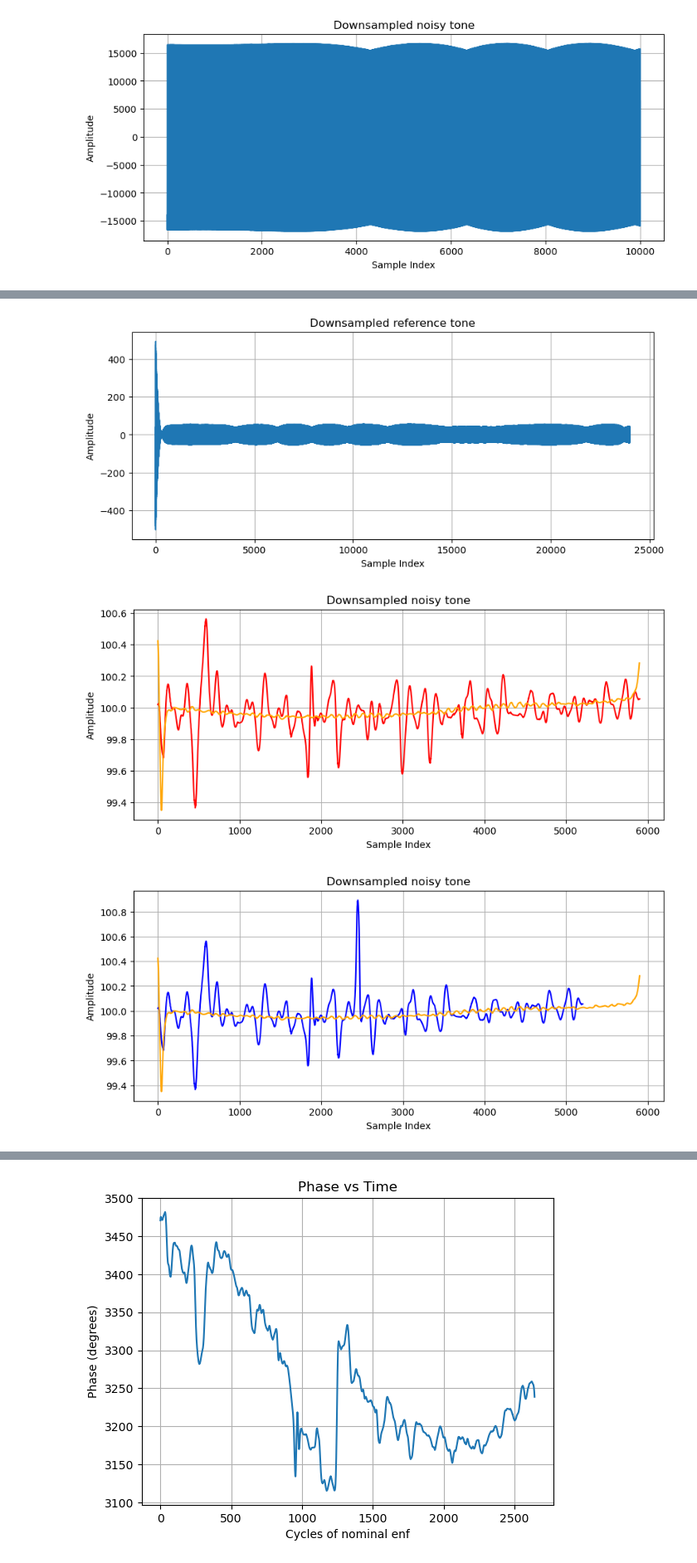
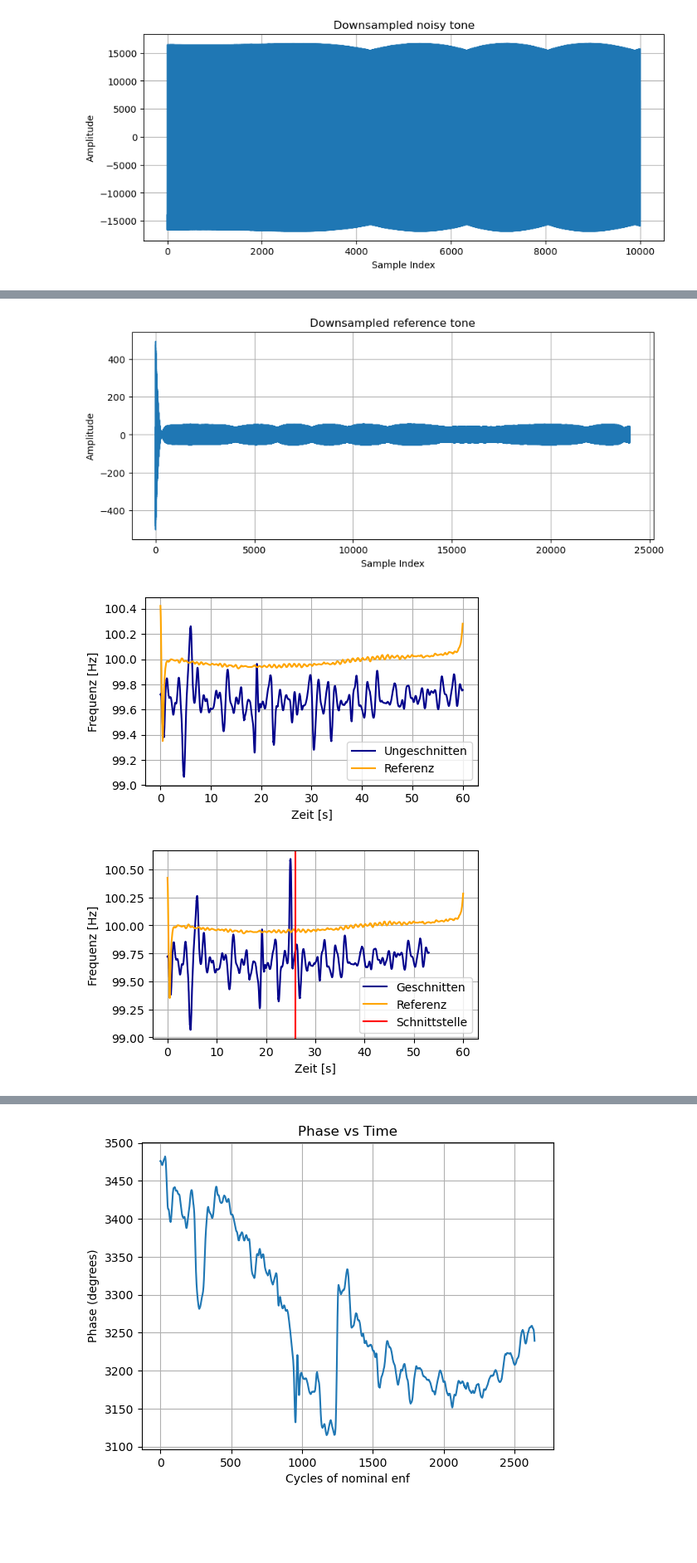
Before and after one commit to Licates/ENFify, a Jupyter notebook: notebooks/ls/0.03_ls_enf-enhancement.ipynb, the cells around one changed output, grey strips where cells are left out. Shown at 83% size. Cells and saved outputs as stored; diff of their text form; code cells hidden in the pictures; blank space fills up the shorter version.

```diff
--- a/notebooks/ls/0.03_ls_enf-enhancement.ipynb
+++ b/notebooks/ls/0.03_ls_enf-enhancement.ipynb
@@ -228,45 +262,58 @@ plt.show()
 
 plt.figure(figsize=(10, 4))
 plt.plot(n_noise_cut, bandpass_sig_cut)
 plt.title('Downsampled cut noisy tone')
 plt.xlabel('Sample Index')
 plt.ylabel('Amplitude')
 plt.grid()
 plt.show()
 
 plt.figure(figsize=(10, 4))
 plt.plot(n_ref, bandpass_ref)
 plt.title('Downsampled reference tone')
 plt.xlabel('Sample Index')
 plt.ylabel('Amplitude')
 plt.grid()
 plt.show()
 
 freqs_DFT1_cut = segmented_freq_estimation_DFT1(bandpass_sig_cut, cut_noise_fs, 100, 20_000, 100)
 freqs_DFT1 = segmented_freq_estimation_DFT1(bandpass_sig, noise_fs, 100, 20_000, 100)
 freqs_ref = segmented_freq_estimation_DFT1(bandpass_ref, ref_fs, 100, 20_000, 100)
 
-plt.figure(figsize=(10, 4))
-plt.plot(freqs_DFT1, color="red")
-plt.plot(freqs_ref, color="orange")
-plt.title('Downsampled noisy tone')
-plt.xlabel('Sample Index')
-plt.ylabel('Amplitude')
+x_cut = len(bandpass_sig_cut)/cut_noise_fs
+x = len(bandpass_sig)/noise_fs
+x_ref = len(bandpass_ref)/ref_fs
+time_cut = np.linspace(0.0, x_cut, len(freqs_DFT1_cut))
+time_ref = np.linspace(0.0, x_ref, len(freqs_ref))
+time = np.linspace(0.0, x, len(freqs_DFT1))
+cut_start = 26
+
+plt.figure(figsize=(5, 3))
+plt.plot(time, freqs_DFT1-0.3, color="#00008B", label = "Ungeschnitten")
+plt.plot(time_ref, freqs_ref, color="orange", label = "Referenz")
+plt.xlabel('Zeit [s]')
+plt.ylabel('Frequenz [Hz]')
 plt.grid()
+plt.legend()
+plt.tight_layout()
+plt.savefig('whu_authentic_freqs_noisy.pdf', dpi=300)
 plt.show()
 
-plt.figure(figsize=(10, 4))
-plt.plot(freqs_DFT1_cut, color="blue")
-plt.plot(freqs_ref, color="orange")
-plt.title('Downsampled noisy tone')
-plt.xlabel('Sample Index')
-plt.ylabel('Amplitude')
+plt.figure(figsize=(5, 3))
+plt.plot(time_cut, freqs_DFT1_cut-0.3, color="#00008B", label = "Geschnitten")
+plt.plot(time_ref, freqs_ref, color="orange", label = "Referenz")
+plt.axvline(cut_start, color="red", label = "Schnittstelle")
+plt.xlabel('Zeit [s]')
+plt.ylabel('Frequenz [Hz]')
 plt.grid()
+plt.legend()
+plt.tight_layout()
+plt.savefig('whu_tampered_freqs_noisy.pdf', dpi=300)
 plt.show()
 # %% [output]
 [figure]
 [figure]
 [figure]
-[figure, old version]
+[figure, new version]
-[figure, old version]
+[figure, new version]
 # %%
```
Also changed, not shown: parts of 18 cells of this notebook, 17 other files.
